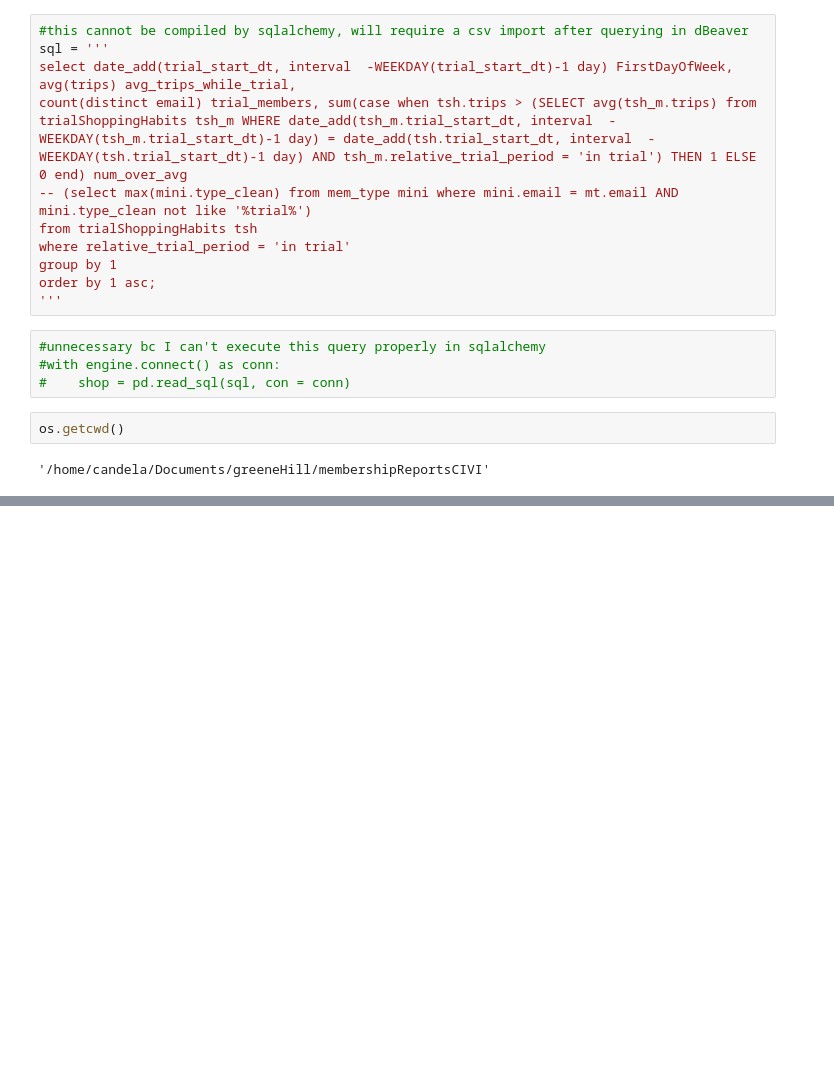
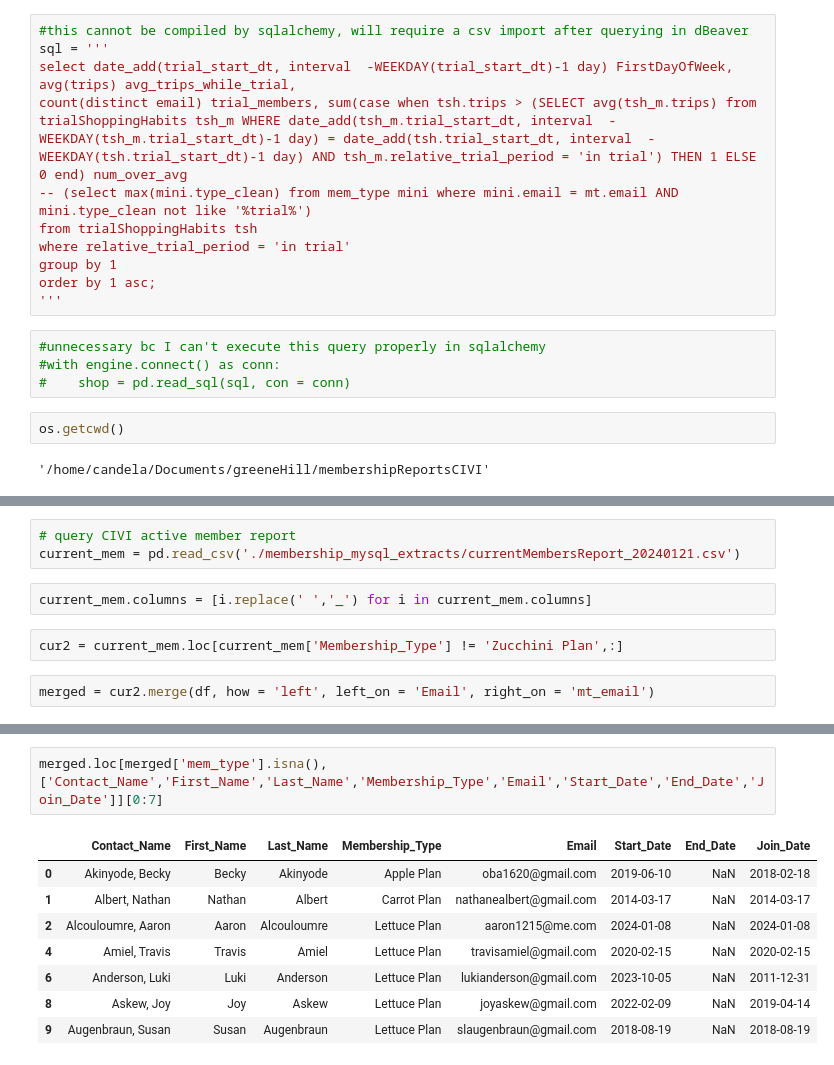
Before and after one commit to calleja/greeneHill, a Jupyter notebook: membership_db_interact.ipynb, the cells around one changed output, grey strips where cells are left out. Drawn from its saved outputs; the diff is of its cells as text; blank space fills up the shorter version.

```diff
--- a/membership_db_interact.ipynb
+++ b/membership_db_interact.ipynb
@@ -182,0 +220,9 @@ ax1.legend(bbox_to_anchor = (.883,1))
+# %%
+# query CIVI active member report
+current_mem = pd.read_csv('./membership_mysql_extracts/currentMembersReport_20240121.csv')
+# %%
+current_mem.columns = [i.replace(' ','_') for i in current_mem.columns]
+# %%
+cur2 = current_mem.loc[current_mem['Membership_Type'] != 'Zucchini Plan',:]
+# %%
+merged = cur2.merge(df, how = 'left', left_on = 'Email', right_on = 'mt_email')
@@ -182,0 +245,11 @@ ax1.legend(bbox_to_anchor = (.883,1))
+# %%
+merged.loc[merged['mem_type'].isna(),['Contact_Name','First_Name','Last_Name','Membership_Type','Email','Start_Date','End_Date','Join_Date']][0:7]
+# %% [output]
+|  | Contact_Name | First_Name | Last_Name | Membership_Type | Email | Start_Date | End_Date | Join_Date |
+| 0 | Akinyode, Becky | Becky | Akinyode | Apple Plan | oba1620@gmail.com | 2019-06-10 | NaN | 2018-02-18 |
+| 1 | Albert, Nathan | Nathan | Albert | Carrot Plan | nathanealbert@gmail.com | 2014-03-17 | NaN | 2014-03-17 |
+| 2 | Alcouloumre, Aaron | Aaron | Alcouloumre | Lettuce Plan | aaron1215@me.com | 2024-01-08 | NaN | 2024-01-08 |
+| 4 | Amiel, Travis | Travis | Amiel | Lettuce Plan | travisamiel@gmail.com | 2020-02-15 | NaN | 2020-02-15 |
+| 6 | Anderson, Luki | Luki | Anderson | Lettuce Plan | lukianderson@gmail.com | 2023-10-05 | NaN | 2011-12-31 |
+| 8 | Askew, Joy | Joy | Askew | Lettuce Plan | joyaskew@gmail.com | 2022-02-09 | NaN | 2019-04-14 |
+| 9 | Augenbraun, Susan | Susan | Augenbraun | Lettuce Plan | slaugenbraun@gmail.com | 2018-08-19 | NaN | 2018-08-19 |
```
Also changed, not shown: parts of 13 cells of this notebook, 13 other files.
